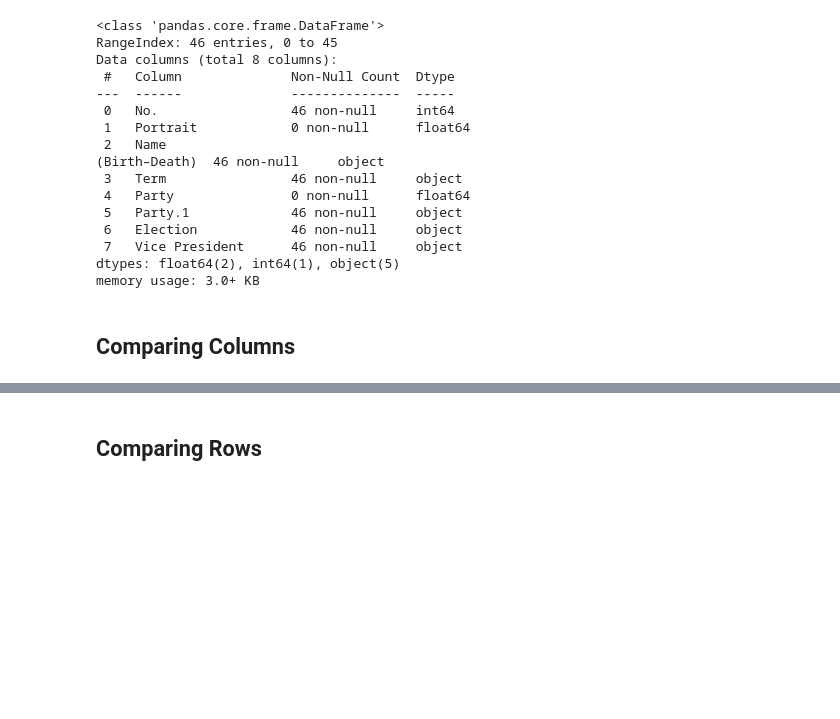
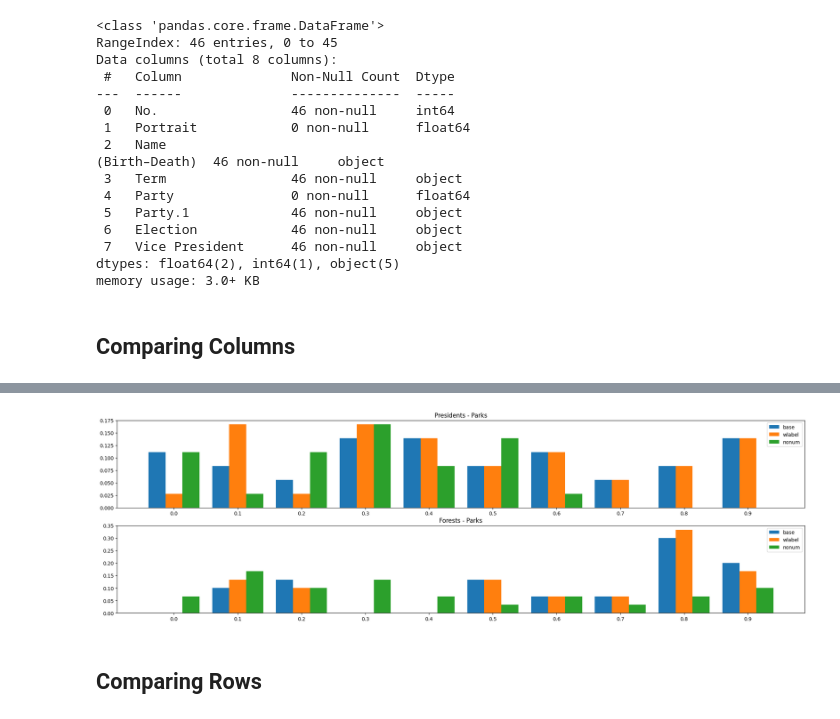
Before and after one commit to nanni00/datalake-table-finder, a Jupyter notebook: src/notebooks/fasttext/presidents_forests_parks.ipynb, the cells around one changed output, grey strips where cells are left out. Cells and saved outputs as stored; diff of their text form; code cells hidden in the pictures; blank space fills up the shorter version.

Commit message:
plots

```diff
--- a/src/notebooks/fasttext/presidents_forests_parks.ipynb
+++ b/src/notebooks/fasttext/presidents_forests_parks.ipynb
@@ -99,0 +84,2 @@ parks_df.head()
+# %%
+m_pres_vs_parks = m.copy()
@@ -100,9 +88,15 @@ parks_df.head()
 # %%
 m = pd.merge(
-    compare_embeddings_of(forests_df, parks_df, tabenc, 'columns'),
-    compare_embeddings_of(forests_df, parks_df, tabenc, 'columns', add_label=True),
+        pd.merge(
+        compare_embeddings_of(forests_df, parks_df, tabenc, 'columns'),
+        compare_embeddings_of(forests_df, parks_df, tabenc, 'columns', add_label=True),
+        on=['C1', 'C2'],
+        suffixes=['', '_wlabel']
+    ),
+    compare_embeddings_of(forests_df, parks_df, tabenc, 'columns', keepnumbers=False),
     on=['C1', 'C2'],
-    suffixes=['', '_wlabel']
+    suffixes=['', '_nonum']
 )
-m['delta'] = (m['cosine similarity'] - m['cosine similarity_wlabel']).apply(lambda x: format(x, ".3f"))
-m.head()
+
+m['delta1'] = (m['cosine similarity'] - m['cosine similarity_wlabel']).apply(lambda x: format(x, ".3f"))
+m['delta2'] = (m['cosine similarity'] - m['cosine similarity_nonum']).apply(lambda x: format(x, ".3f"))
@@ -159,3 +103,30 @@ parks_df.head()
+# %%
+fig, axis = plt.subplots(2, 1, figsize=(20, 6))
+fig.tight_layout(h_pad=1.50)
+bins = np.arange(0, 1.1, 0.1)
+
+for title, data, ax in zip(('Presidents - Parks', 'Forests - Parks'), (m_pres_vs_parks, m), axis):
+    ax.set_xticks(bins)
+    ax.hist(
+        [
+            data['cosine similarity'],
+            data['cosine similarity_wlabel'],
+            data['cosine similarity_nonum']
+        ],
+        bins=bins,
+        label=['base', 'wlabel', 'nonum'],
+        align='left',
+        weights=[   # y-axis in [0-1]
+            np.ones_like(data['cosine similarity']) / data['cosine similarity'].shape[0],
+            np.ones_like(data['cosine similarity_wlabel']) / data['cosine similarity_wlabel'].shape[0],
+            np.ones_like(data['cosine similarity_nonum']) / data['cosine similarity_nonum'].shape[0]
+            ]
+    )
+    ax.set_title(title)
+    ax.legend()
+plt.show()
+# %% [output]
+[figure, added]
 # %% [markdown]
 ## Comparing Rows
 # %% [markdown]
```
Also changed, not shown: parts of 15 cells of this notebook, 1 other file.
